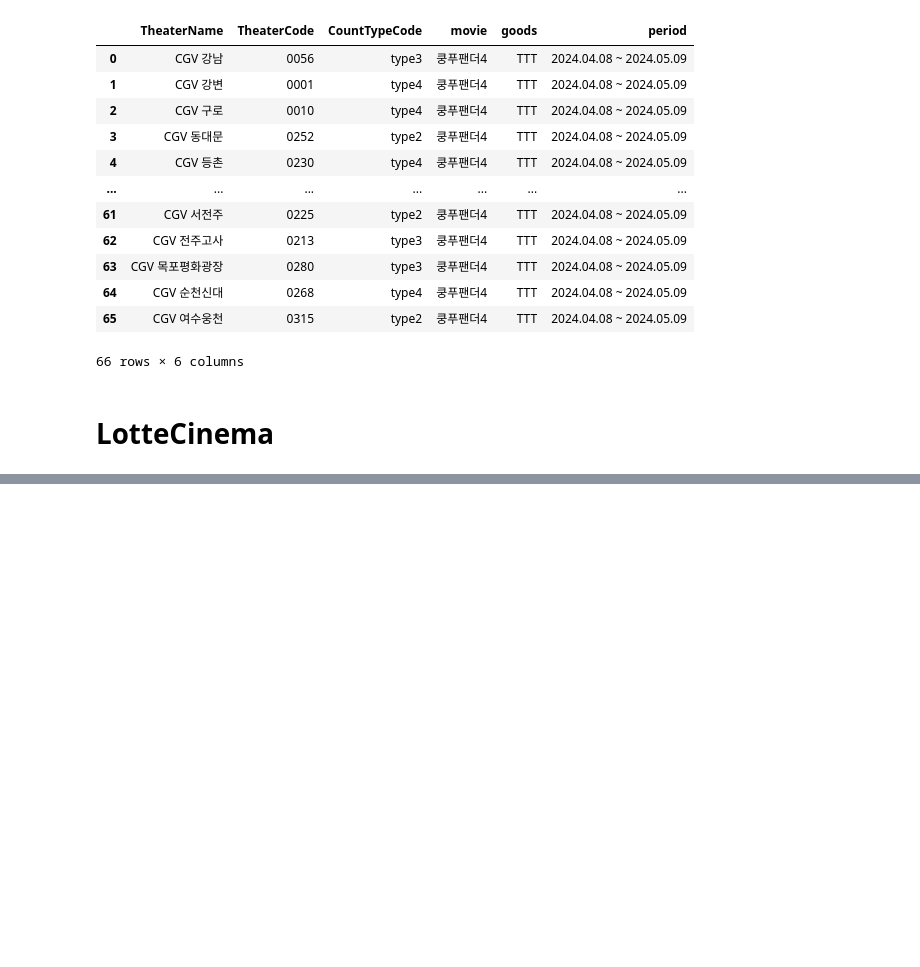
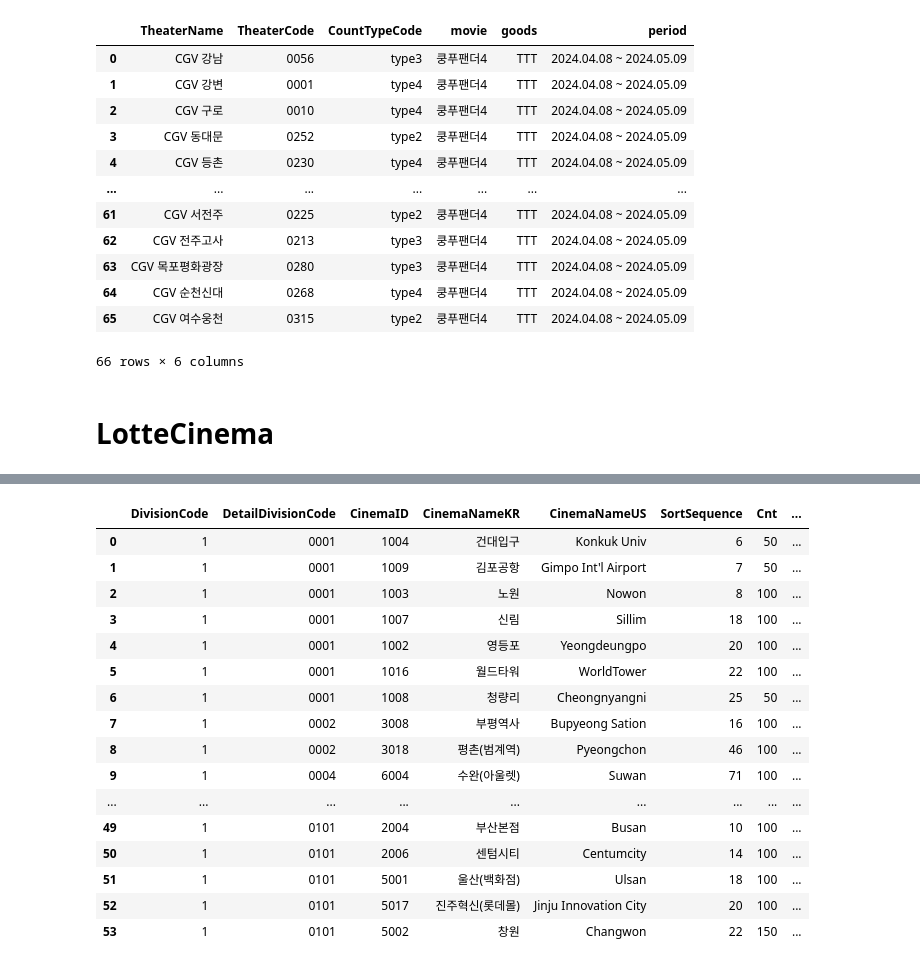
Before and after one commit to yu901/data_analysis, a Jupyter notebook: notebook/movie goods.ipynb, the cells around one changed output, grey strips where cells are left out. Drawn from its saved outputs; the diff is of its cells as text; code cells hidden in the pictures; blank space fills up the shorter version.

```diff
--- a/notebook/movie goods.ipynb
+++ b/notebook/movie goods.ipynb
@@ -269,0 +193,3 @@ loads["InfomationDeliveryEventDetail"][0]["GoodsGiftItems"]
+# %%
+event_df = get_LC_EventList()
+event_df
@@ -269,0 +206,16 @@ loads["InfomationDeliveryEventDetail"][0]["GoodsGiftItems"]
+# %%
+def get_LC_Theaters(EventID, FrGiftID):
+    url = "https://event.lottecinema.co.kr/LCWS/Event/EventData.aspx"
+    body = {
+        "ParamList": '{"MethodName":"GetCinemaGoods","channelType":"","osType":"","osVersion":"","EventID":%s, "GiftID":%s}' % (EventID, FrGiftID)
+    }
+    response = requests.post(url, data=body)
+    text = response.text
+    loads = json.loads(text)
+    Theaters = pd.DataFrame(loads["CinemaDivisionGoods"])
+    return Theaters
+# %%
+EventID = "201010016924197"
+FrGiftID = "9190"
+Theaters = get_LC_Theaters(EventID, FrGiftID)
+Theaters
@@ -269,0 +236,37 @@ loads["InfomationDeliveryEventDetail"][0]["GoodsGiftItems"]
+# %%
+def Get_LC_GoodsStatus(movie_filter="", goods_filter=""):
+    event_df = get_LC_EventList()
+    event_df = event_df[
+        (event_df["EventName"].str.contains(movie_filter)) &
+        (event_df["FrGiftNm"].str.contains(goods_filter))
+    ]
+    GoodsStatus = pd.DataFrame()
+    for idx in event_df.index:
+        EventID = event_df.loc[idx]["EventID"]
+        FrGiftID = event_df.loc[idx]["FrGiftID"]
+        Theaters = get_LC_Theaters(EventID, FrGiftID)
+        Theaters["movie"] =  event_df.loc[idx]["movie_name"]
+        Theaters["goods"] =  event_df.loc[idx]["goods_name"]
+        Theaters["period"] =  event_df.loc[idx]["ProgressStartDate"] + '~' + event_df.loc[idx]["ProgressEndDate"]
+        GoodsStatus = pd.concat([GoodsStatus, Theaters], ignore_index=True)
+    return GoodsStatus
+# %%
+Get_LC_GoodsStatus(goods_filter='엽서')
+# %% [output]
+|  | DivisionCode | DetailDivisionCode | CinemaID | CinemaNameKR | CinemaNameUS | SortSequence | Cnt | ... |
+| 0 | 1 | 0001 | 1004 | 건대입구 | Konkuk Univ | 6 | 50 | ... |
+| 1 | 1 | 0001 | 1009 | 김포공항 | Gimpo Int'l Airport | 7 | 50 | ... |
+| 2 | 1 | 0001 | 1003 | 노원 | Nowon | 8 | 100 | ... |
+| 3 | 1 | 0001 | 1007 | 신림 | Sillim | 18 | 100 | ... |
+| 4 | 1 | 0001 | 1002 | 영등포 | Yeongdeungpo | 20 | 100 | ... |
+| 5 | 1 | 0001 | 1016 | 월드타워 | WorldTower | 22 | 100 | ... |
+| 6 | 1 | 0001 | 1008 | 청량리 | Cheongnyangni | 25 | 50 | ... |
+| 7 | 1 | 0002 | 3008 | 부평역사 | Bupyeong Sation | 16 | 100 | ... |
+| 8 | 1 | 0002 | 3018 | 평촌(범계역) | Pyeongchon | 46 | 100 | ... |
+| 9 | 1 | 0004 | 6004 | 수완(아울렛) | Suwan | 71 | 100 | ... |
+| ... | ... | ... | ... | ... | ... | ... | ... | ... |
+| 49 | 1 | 0101 | 2004 | 부산본점 | Busan | 10 | 100 | ... |
+| 50 | 1 | 0101 | 2006 | 센텀시티 | Centumcity | 14 | 100 | ... |
+| 51 | 1 | 0101 | 5001 | 울산(백화점) | Ulsan | 18 | 100 | ... |
+| 52 | 1 | 0101 | 5017 | 진주혁신(롯데몰) | Jinju Innovation City | 20 | 100 | ... |
+| 53 | 1 | 0101 | 5002 | 창원 | Changwon | 22 | 150 | ... |
```
Also changed, not shown: parts of 14 cells of this notebook.
